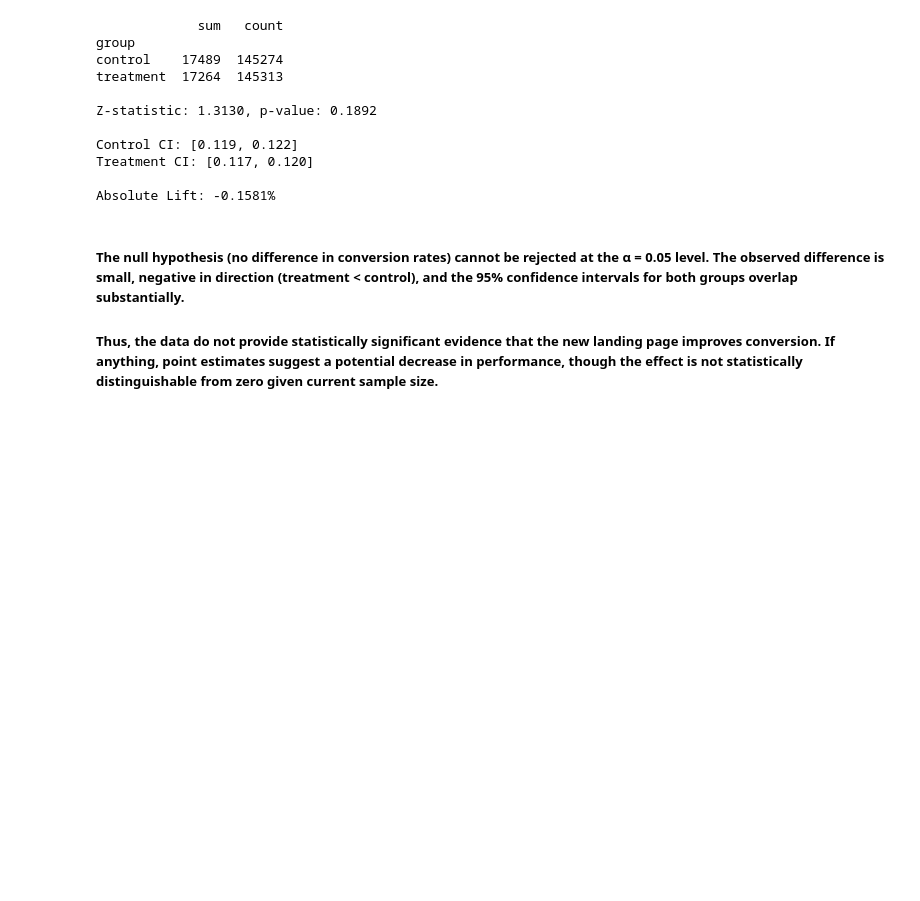
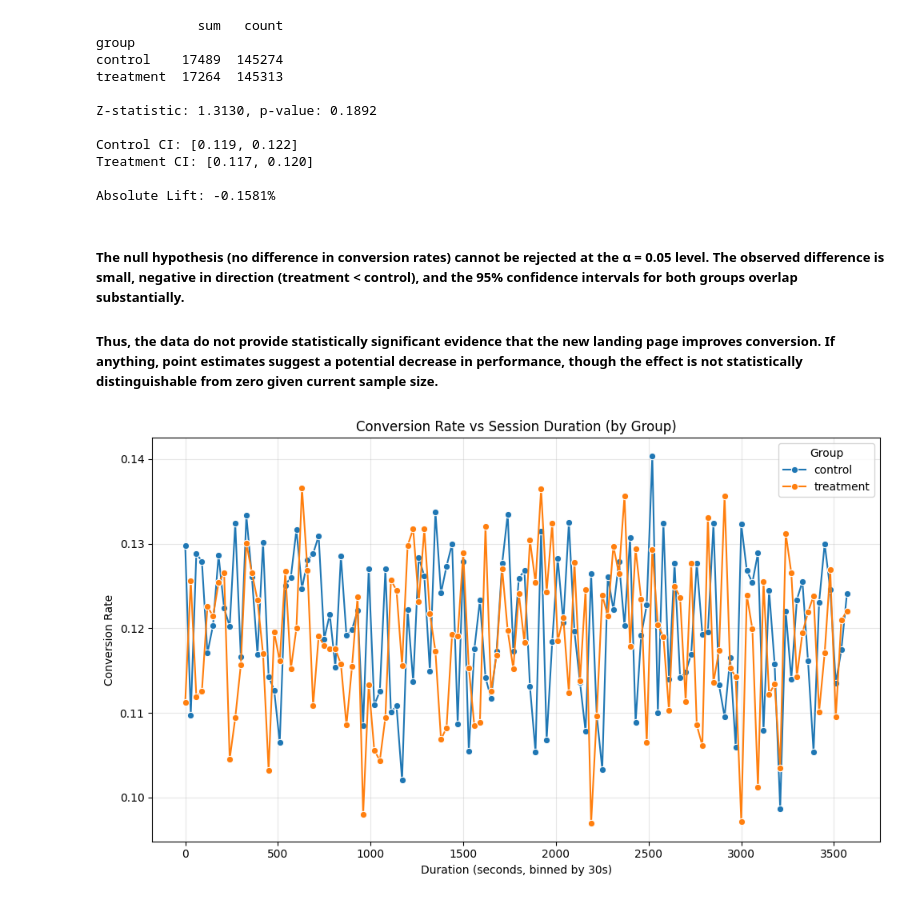
Before and after one commit to BishanCode/AB-Testing, a Jupyter notebook: notebook/analysis.ipynb, the cells around one changed output. Saved outputs shown, nothing was run; the diff lists cells and outputs as text; code cells hidden in the pictures; blank space fills up the shorter version.

```diff
--- a/notebook/analysis.ipynb
+++ b/notebook/analysis.ipynb
@@ -331,3 +331,40 @@ Absolute Lift: -0.1581%
 ##### The null hypothesis (no difference in conversion rates) cannot be rejected at the α = 0.05 level. The observed difference is small, negative in direction (treatment < control), and the 95% confidence intervals for both groups overlap substantially.
 
 ##### Thus, the data do not provide statistically significant evidence that the new landing page improves conversion. If anything, point estimates suggest a potential decrease in performance, though the effect is not statistically distinguishable from zero given current sample size.
+# %%
+import pandas as pd
+import matplotlib.pyplot as plt
+import seaborn as sns
+
+# Load your updated dataset
+df = pd.read_csv("../data/cleaned_data_with_duration.csv")
+
+# Bin duration into 30s intervals
+df['duration_bin'] = (df['duration_seconds'] // 30) * 30  # round down to nearest 30 sec
+
+# Calculate conversion rate per bin & group
+cr_by_duration = (
+    df.groupby(['duration_bin', 'group'])['converted']
+    .mean()
+    .reset_index()
+)
+
+# Plot
+plt.figure(figsize=(10,6))
+sns.lineplot(
+    data=cr_by_duration,
+    x="duration_bin",
+    y="converted",
+    hue="group",
+    marker="o"
+)
+
+plt.title("Conversion Rate vs Session Duration (by Group)")
+plt.xlabel("Duration (seconds, binned by 30s)")
+plt.ylabel("Conversion Rate")
+plt.legend(title="Group")
+plt.grid(alpha=0.3)
+plt.tight_layout()
+plt.show()
+# %% [output]
+[figure, added]
```
Also changed, not shown: 2 other files.
